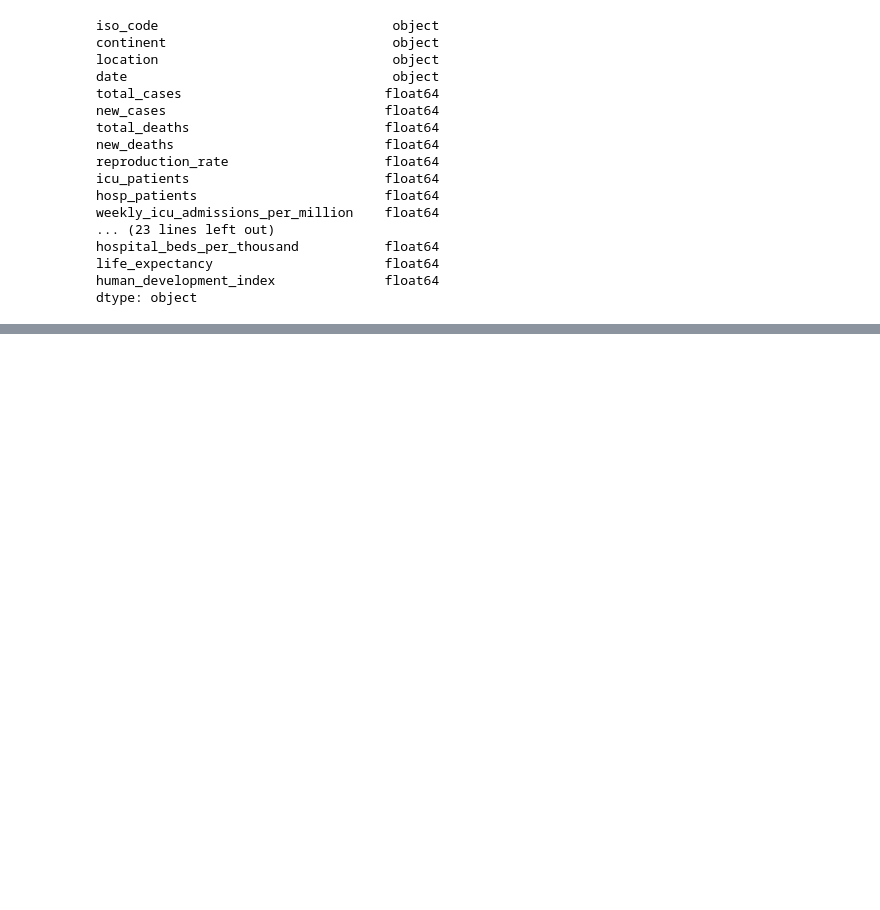
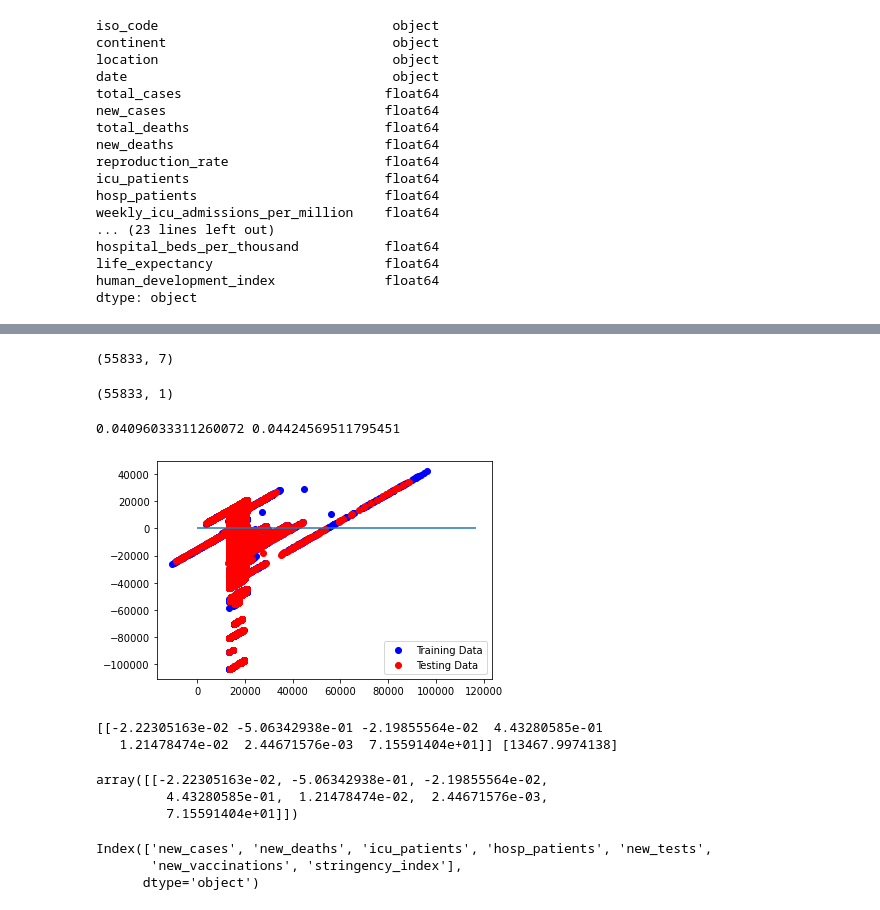
Before and after one commit to chris-inalsingh/Covid19_ML, a Jupyter notebook: Covid_Data/GDP_Data.ipynb, the cells around one changed output, grey strips where cells are left out. Cells and saved outputs as stored; diff of their text form; code cells hidden in the pictures; blank space fills up the shorter version.

Commit message:
model

```diff
--- a/Covid_Data/GDP_Data.ipynb
+++ b/Covid_Data/GDP_Data.ipynb
@@ -114,0 +134,3 @@ dtype: object
+# %%
+X = df[['new_cases', 'new_deaths', 'icu_patients', 'hosp_patients', 'new_tests', 'new_vaccinations', 'stringency_index']]
+y= df[["gdp_per_capita"]].values.reshape(-1,1)
@@ -114,0 +156,29 @@ dtype: object
+# %%
+from sklearn.model_selection import train_test_split
+X_train, X_test, y_train, y_test = train_test_split(X, y, random_state=42)
+# %%
+X_train.shape
+# %% [output]
+(55833, 7)
+# %%
+y_train.shape
+# %% [output]
+(55833, 1)
+# %%
+from sklearn.linear_model import LinearRegression
+model = LinearRegression()
+model.fit(X_train, y_train)
+training_score=model.score(X_train, y_train)
+test_score = model.score(X_test, y_test)
+
+print(training_score, test_score)
+# %% [output]
+0.04096033311260072 0.04424569511795451
+# %%
+plt.scatter(model.predict(X_train), model.predict(X_train) - y_train, c="blue", label="Training Data")
+plt.scatter(model.predict(X_test), model.predict(X_test) - y_test, c="red", label="Testing Data")
+plt.legend()
+plt.hlines(y=0, xmin=y.min(), xmax=y.max())
+plt.show()
+# %% [output]
+[figure, added]
@@ -114,0 +187,19 @@ dtype: object
+# %%
+print(model.coef_, model.intercept_)
+# %% [output]
+[[-2.22305163e-02 -5.06342938e-01 -2.19855564e-02  4.43280585e-01
+   1.21478474e-02  2.44671576e-03  7.15591404e+01]] [13467.9974138]
+# %%
+# get importance
+importance = model.coef_
+importance
+# %% [output]
+array([[-2.22305163e-02, -5.06342938e-01, -2.19855564e-02,
+         4.43280585e-01,  1.21478474e-02,  2.44671576e-03,
+         7.15591404e+01]])
+# %%
+X_train.columns
+# %% [output]
+Index(['new_cases', 'new_deaths', 'icu_patients', 'hosp_patients', 'new_tests',
+       'new_vaccinations', 'stringency_index'],
+      dtype='object')
```
Also changed, not shown: parts of 6 cells of this notebook, 1 other file.
